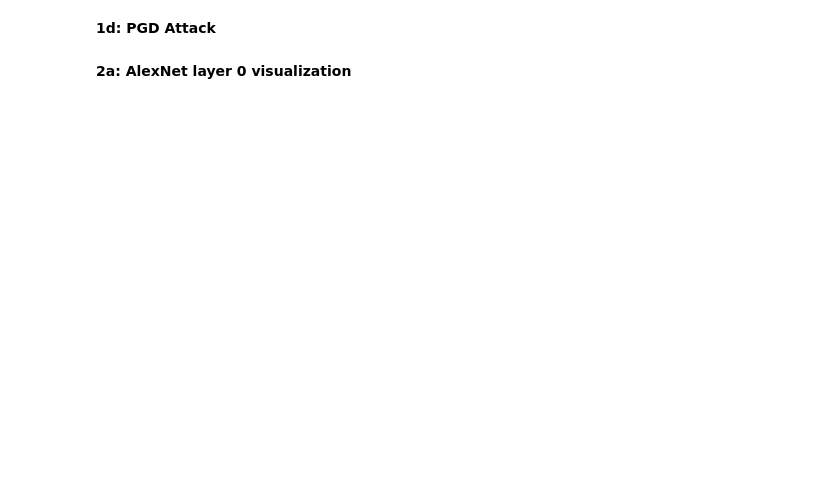
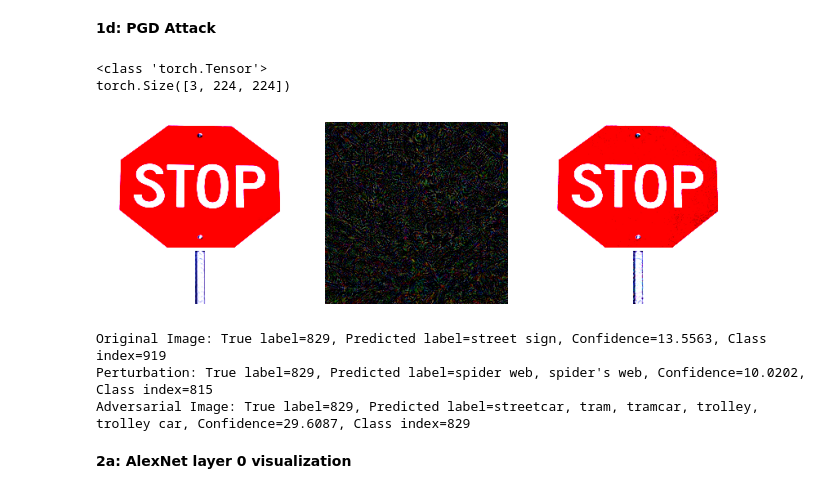
Before and after one commit to aitechroberts/trustworthy_ai, a Jupyter notebook: CMU_24784_S2024_P1_Students.ipynb, the cells around one changed output. Cells and saved outputs as stored; diff of their text form; code cells hidden in the pictures; blank space fills up the shorter version.

```diff
--- a/CMU_24784_S2024_P1_Students.ipynb
+++ b/CMU_24784_S2024_P1_Students.ipynb
@@ -112,3 +203,49 @@ true_labels, predicted_labels #show true and predicted labels
+# %%
+# REPLACE THE THREE DOTS WITH YOUR OWN CODE
+
+target_class = 829 # imagenet id for street car
+
+# REPLACE THE THREE DOTS WITH YOUR OWN CODE
+# Don't forget to pass in true_class established in the beginning for the stop signs (919) and make it a tensor since you're trying to use cuda
+'''
+Same as above. PGD attack returns adversarial image only and not a list of images
+'''
+pgd_img = attacks.pgd(img.cuda(), net.cuda(), targeted=True, eps=epsilon, y=torch.tensor([target_class], device=img.device).cuda()) # perform FGM attacks and return all the outputs
+'''
+This is a really cool library, but don't forget that you also learned how
+to implement FGSM attack and iterate it directly in ML with Adversaries in mind.
+github repo: aitechroberts/ml_adversary HW3 about mid way.
+'''
+# Keeping the types to show how I debugged the above problem
+print(type(pgd_img))
+print(pgd_img.shape)
+perturbation = (pgd_img.cpu() - img) # calculate the perturbation
+images = [img, perturbation, pgd_img.cpu()]
+imgutils.imshow(images) # show all the images [original, perturbation, and adversarial]
+
+'''
+code for seeing the true labels and predicted labels of each image using same capability as previously provided
+with get_prediction function
+'''
+
+labels = []
+images_types = ["Original Image", "Perturbation", "Adversarial Image"]
+for image in images:
+    pred_label, pred_conf, pred_idx = get_prediction(image.cuda(), net)
+    labels.append((target_class, pred_label, pred_conf, pred_idx))
+
+for i, (target_label, predicted_label, confidence, idx) in enumerate(labels):
+    imtype = images_types[i] if i < len(images_types) else f"Image {i}"
+    print(f"{imtype}: True label={target_label}, Predicted label={predicted_label}, Confidence={confidence:.4f}, Class index={idx}")
+
+# true_labels, predicted_labels # show true and predicted labels
+# %% [output]
+<class 'torch.Tensor'>
+torch.Size([3, 224, 224])
+[figure, added]
+Original Image: True label=829, Predicted label=street sign, Confidence=13.5563, Class index=919
+Perturbation: True label=829, Predicted label=spider web, spider's web, Confidence=10.0202, Class index=815
+Adversarial Image: True label=829, Predicted label=streetcar, tram, tramcar, trolley, trolley car, Confidence=29.6087, Class index=829
 # %% [markdown]
 **2a: AlexNet layer 0 visualization**
 # %%
```
Also changed, not shown: parts of 9 cells of this notebook, 3 other files.
